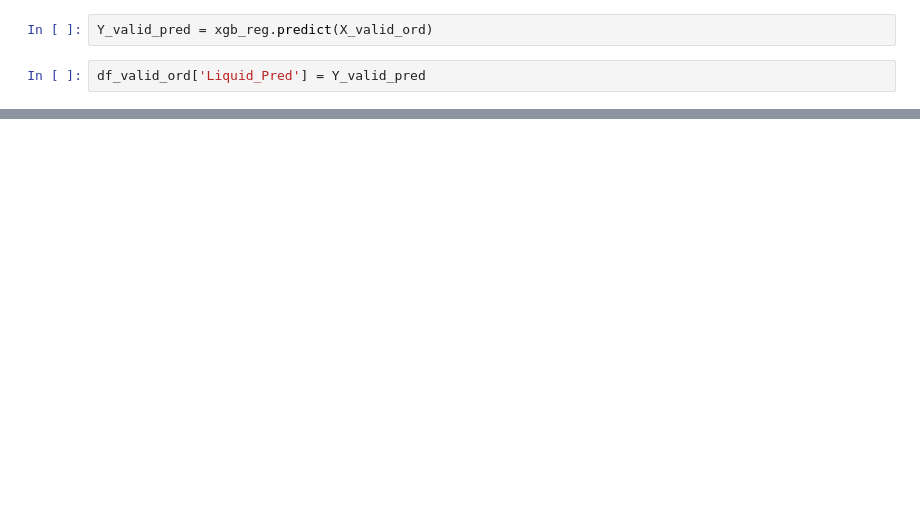
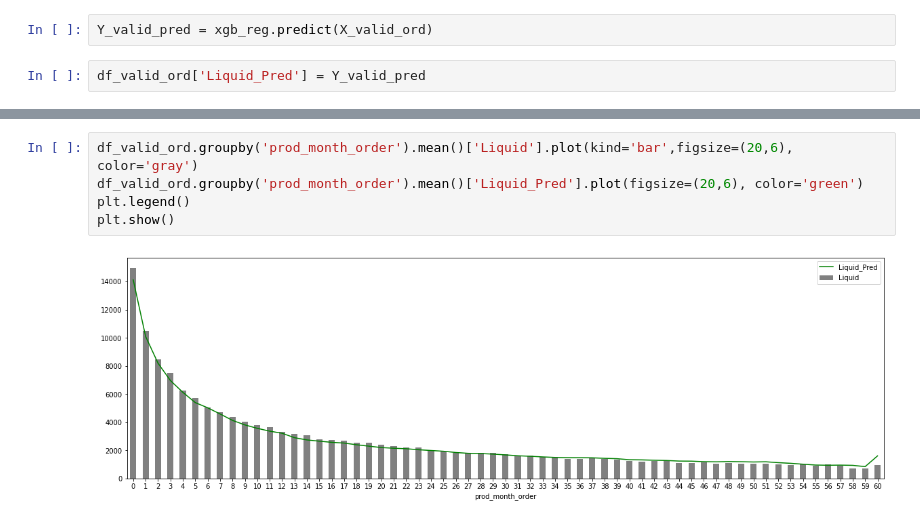
Before and after one commit to Dnbg1982/Oil-Gas-Projects, a Jupyter notebook: Reservoir Engineering/Notebooks/Oil_produc_forecasting.ipynb, the cells around one changed output, grey strips where cells are left out. Cells and saved outputs as stored; diff of their text form; blank space fills up the shorter version.

```diff
--- a/Reservoir Engineering/Notebooks/Oil_produc_forecasting.ipynb
+++ b/Reservoir Engineering/Notebooks/Oil_produc_forecasting.ipynb
@@ -740,0 +745,7 @@ plt.show()
+# %%
+df_valid_ord.groupby('prod_month_order').mean()['Liquid'].plot(kind='bar',figsize=(20,6), color='gray')
+df_valid_ord.groupby('prod_month_order').mean()['Liquid_Pred'].plot(figsize=(20,6), color='green')
+plt.legend()
+plt.show()
+# %% [output]
+[figure, added]
```
Also changed, not shown: parts of 19 cells of this notebook.
